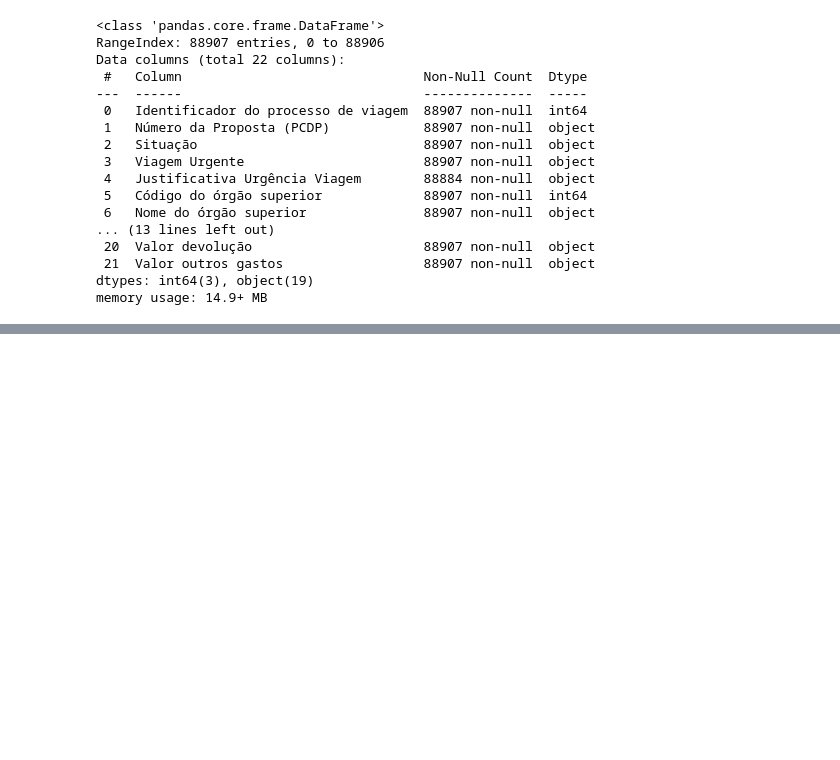
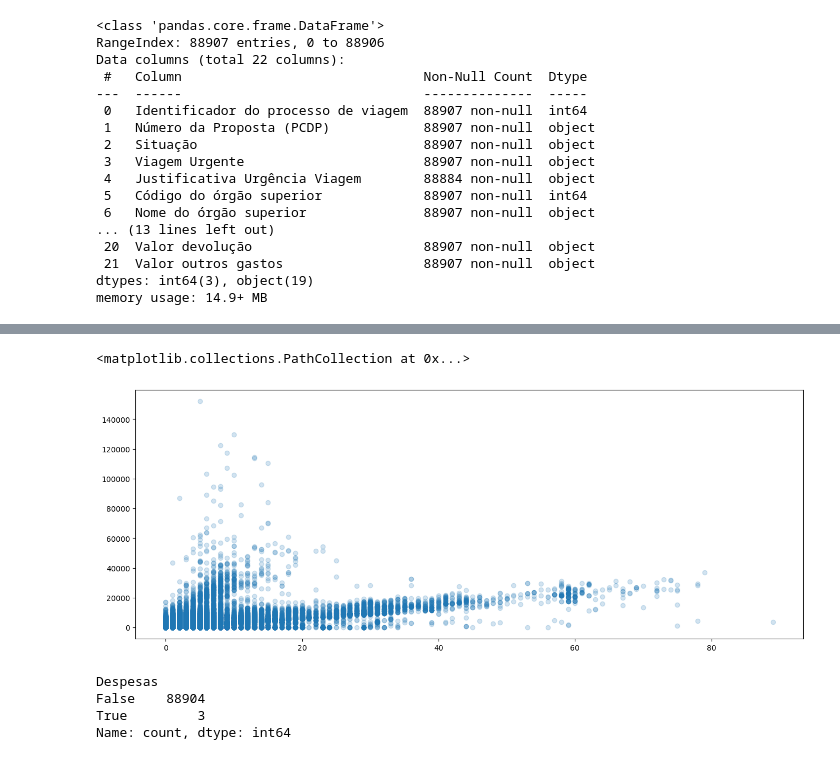
Before and after one commit to leandroclv/pandas_asimov, a Jupyter notebook: conhecendo_conjunto_dados.ipynb, the cells around one changed output, grey strips where cells are left out. Saved outputs shown, nothing was run; the diff lists cells and outputs as text; code cells hidden in the pictures; blank space fills up the shorter version.

```diff
--- a/conhecendo_conjunto_dados.ipynb
+++ b/conhecendo_conjunto_dados.ipynb
@@ -70,3 +141,8 @@ df_viagem['Valor diárias'] = df_viagem['Valor diárias'].astype(float)
+# %%
+lista = ['Valor diárias', 'Valor passagens', 'Valor devolução', 'Valor outros gastos']
+
+for i in lista:
+    df_viagem[i] = df_viagem[i].str.replace(',', '.').astype(float)
 # %%
 df_viagem.info()
 # %% [output]
@@ -89,0 +185,3 @@ memory usage: 14.9+ MB
+# %%
+df_viagem['Despesas'] = df_viagem['Valor diárias'] + df_viagem['Valor passagens'] + df_viagem['Valor outros gastos']
+df_viagem.head(3)
@@ -89,0 +447,4 @@ memory usage: 14.9+ MB
+# %%
+df_viagem['Período - Data de início'] = pd.to_datetime(df_viagem['Período - Data de início'], format='%d/%m/%Y')
+df_viagem['Período - Data de fim'] = pd.to_datetime(df_viagem['Período - Data de fim'], format='%d/%m/%Y')
+#df['coluna'] = pd.to_datetime(df['coluna'], dayfirst=True) -> O parâmetro dayfirst=True diz ao pandas que o dia vem antes do mês.
@@ -89,0 +486,3 @@ memory usage: 14.9+ MB
+# %%
+df_viagem['Dias de viagem'] = (df_viagem['Período - Data de fim'] - df_viagem['Período - Data de início']).dt.days
+df_viagem.head(3)
@@ -89,0 +635,15 @@ memory usage: 14.9+ MB
+# %%
+fig, ax = plt.subplots(figsize=(16,6))
+ax.scatter(df_viagem['Dias de viagem'], df_viagem['Despesas'], alpha=0.2)
+#ax.set_xlim(0, 100)
+#ax.set_ylim(0, 25_000)
+# %% [output]
+<matplotlib.collections.PathCollection at 0x...>
+[figure, added]
+# %%
+(df_viagem['Despesas'] > 120_000).value_counts()
+# %% [output]
+Despesas
+False    88904
+True         3
+Name: count, dtype: int64
```
Also changed, not shown: parts of 67 cells of this notebook, 2 other files.
